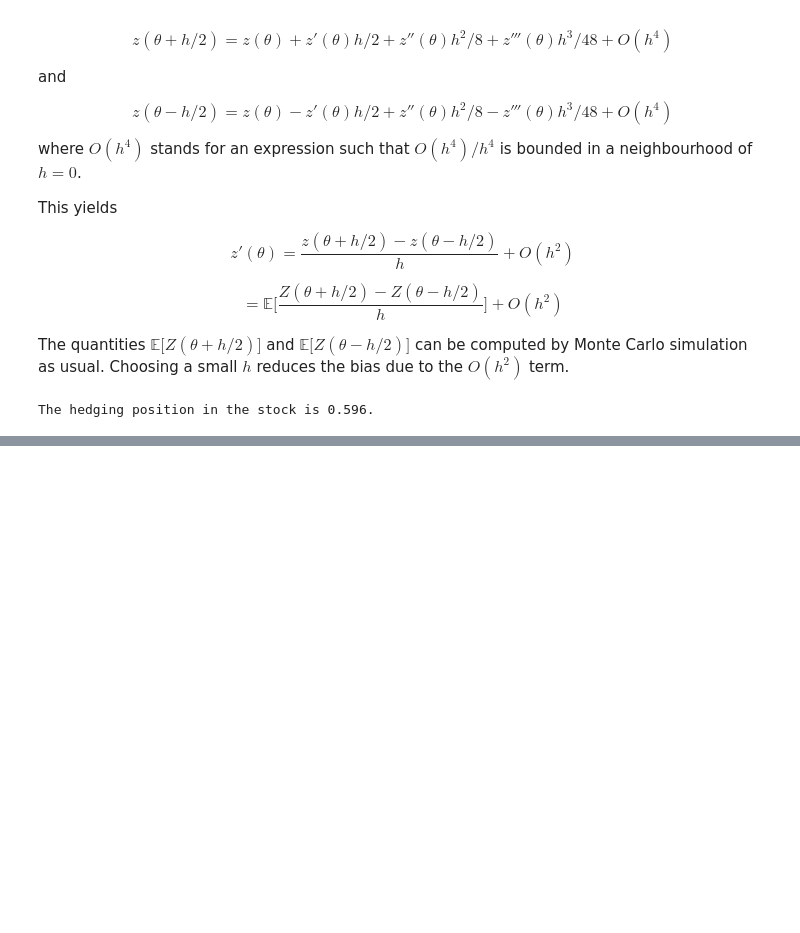
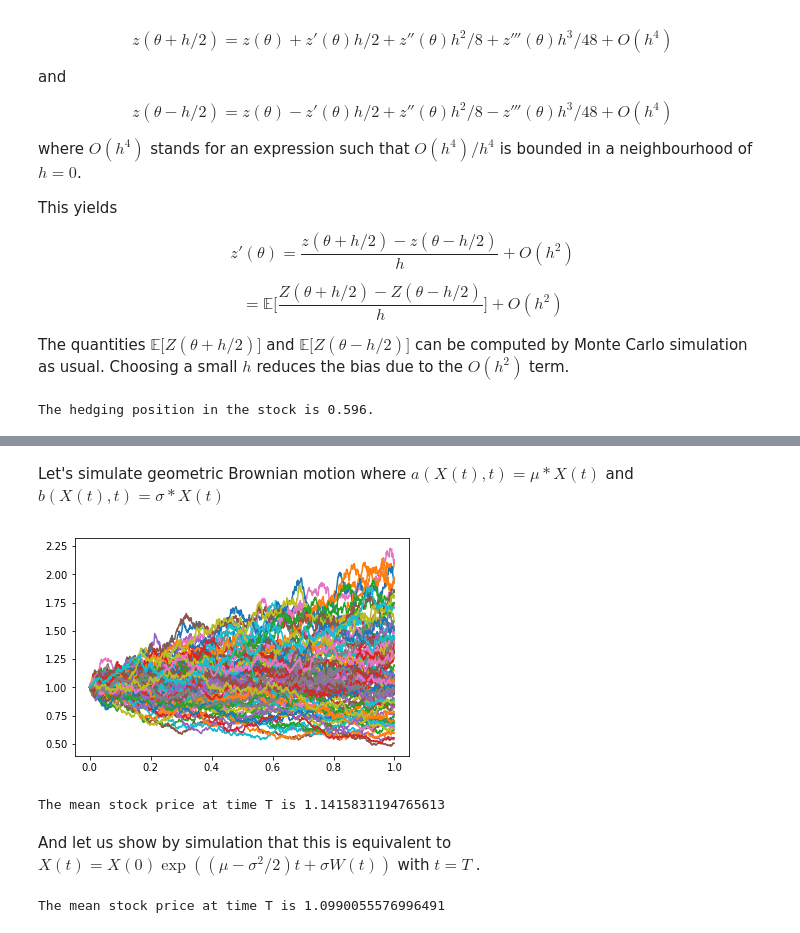
Before and after one commit to jpwoeltjen/ComputationalFinanceNotes, a Jupyter notebook: ComputationalFinanceNotes.ipynb, the cells around one changed output, grey strips where cells are left out. Drawn from its saved outputs; the diff is of its cells as text; code cells hidden in the pictures; blank space fills up the shorter version.

```diff
--- a/ComputationalFinanceNotes.ipynb
+++ b/ComputationalFinanceNotes.ipynb
@@ -375,0 +395,54 @@ The hedging position in the stock is 0.596.
+# %% [markdown]
+Let's simulate geometric Brownian motion where $a(X(t),t) = \mu * X(t) $ and $b(X(t),t) = \sigma * X(t) $
+# %%
+import numpy as np
+from matplotlib import pyplot as plt
+
+def geom_brownian_motion(m,T,a,b,X_0):
+    dt = T/m
+    r = np.random.normal(0,1,m)
+    dW = r * np.sqrt(dt)
+    X = np.zeros(m)
+    t = np.zeros(m)
+    t[0] = 0
+
+    X[0] = X_0
+    for i in range(1,m):
+        t[i] = t[i-1]+dt
+        X[i] = X[i-1] + a(X[i-1],t[i-1])*dt + b(X[i-1],t[i-1])*dW[i]
+    return X, t
+
+
+m=1000
+T=1
+mu = 0.1
+sigma = 0.3
+a = lambda X, t: mu*X
+b = lambda X, t:sigma*X
+X_0 = 1
+
+# Let's simulate n alternative future histories.
+n = 100
+X = np.zeros((n,m))
+for i in range(n):
+    X[i],t = geom_brownian_motion(m,T,a,b,X_0)
+    plt.plot(t,X[i])
+
+plt.show()
+
+X_mean  = np.mean(X[:,-1])
+print(f"The mean stock price at time T is {X_mean}")
+# %% [output]
+[figure, added]
+The mean stock price at time T is 1.1415831194765613
+# %% [markdown]
+And let us show by simulation that this is equivalent to $X(t) = X(0) \exp((\mu − \sigma^2/2)t + \sigma W (t))$ with $t = T$ .
+# %%
+X = np.zeros(n)
+r = np.random.normal(0,1,m)
+
+X = X_0 *np.exp((mu-sigma**2/2)*T + sigma*r*T**0.5)
+X_mean  = np.mean(X)
+print(f"The mean stock price at time T is {X_mean}")
+# %% [output]
+The mean stock price at time T is 1.0990055576996491
```
Also changed, not shown: parts of 2 cells of this notebook.
